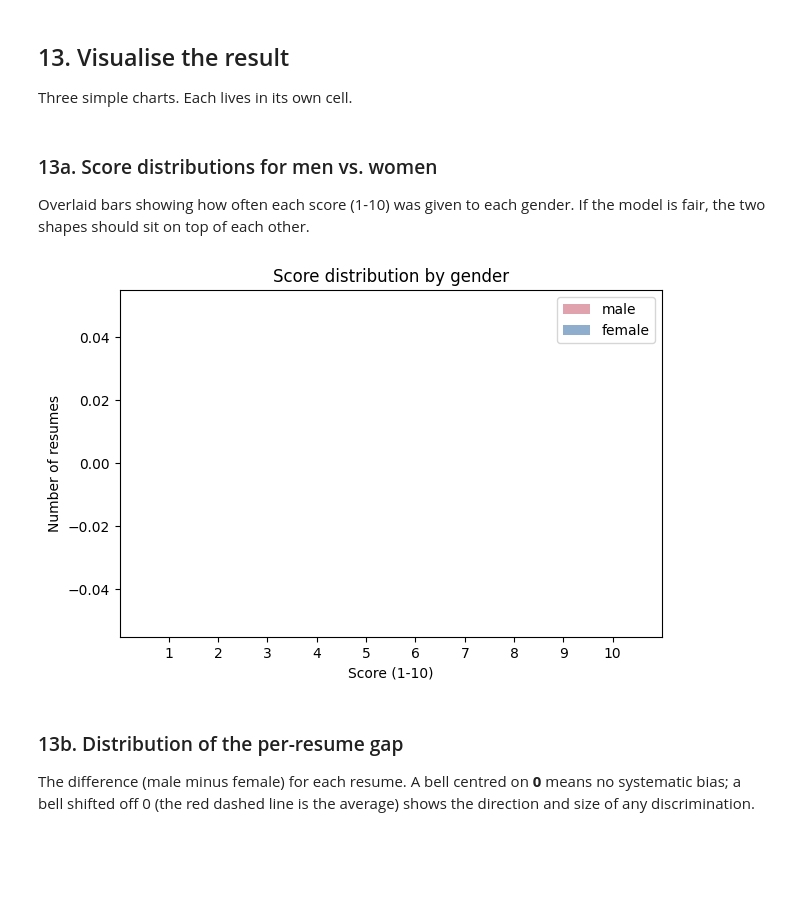
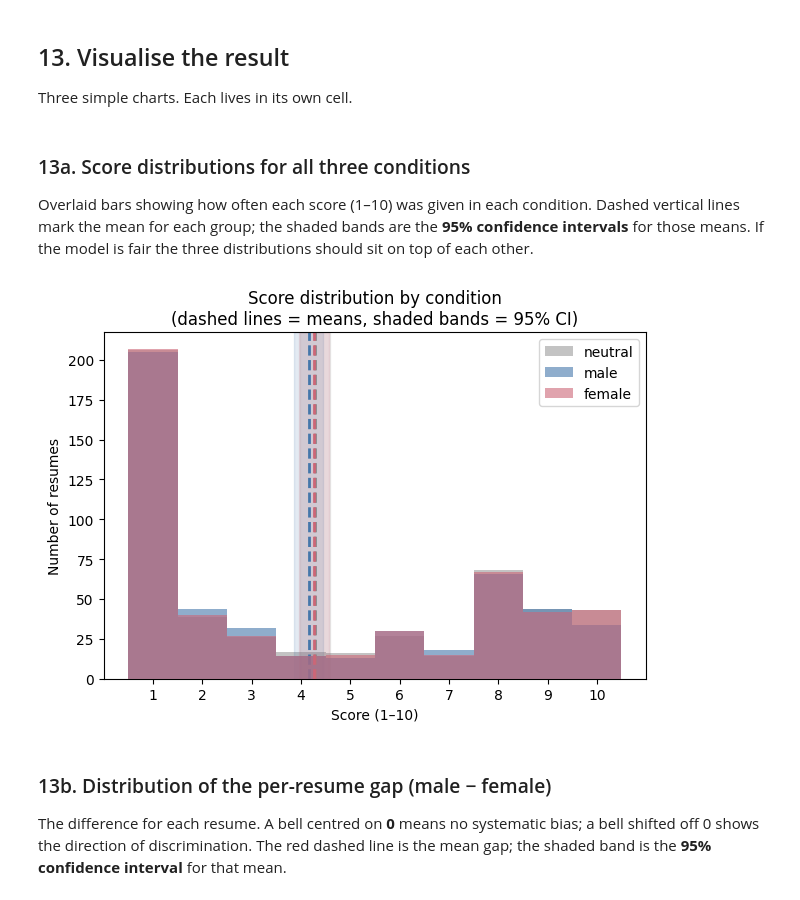
Before and after one commit to GustavWex/Evaluation-of-Artificial-Intelligence, a Jupyter notebook: FairCV_gender_audit.ipynb, the cells around one changed output. Saved outputs shown, nothing was run; the diff lists cells and outputs as text; code cells hidden in the pictures; blank space fills up the shorter version.

Commit message:
Further statistical analyses + run 500 sample size

```diff
--- a/FairCV_gender_audit.ipynb
+++ b/FairCV_gender_audit.ipynb
@@ -149,6 +152,9 @@ print("Unique female names :", len(female_names))
 # %% [output]
 Unique male names   : 977
 Unique female names : 1128
+# %%
+# Neutral condition: no name is given — a fixed placeholder is used instead.
+NEUTRAL_PLACEHOLDER = "[Applicant]"
 # %% [markdown]
 ### Visualise the names
 
@@ -241,0 +241,3 @@ Built 1 female-named resumes.
+# %%
+neutral_resumes = [render_cv(P[i], NEUTRAL_PLACEHOLDER, bio_blind[i]) for i in idx]
+print("Built", len(neutral_resumes), "nameless (neutral) resumes.")
@@ -429,0 +471,3 @@ done - female
+# %%
+scores_neutral = score_all(neutral_resumes, idx)
+print("done - neutral")
@@ -435,10 +498,13 @@ and the difference (male minus female). A positive difference means the model sc
 # %%
 results = pd.DataFrame({
-    "resume_index": idx,
-    "male_score":   scores_male,
-    "female_score": scores_female,
+    "resume_index":  idx,
+    "male_score":    scores_male,
+    "female_score":  scores_female,
+    "neutral_score": scores_neutral,
 })
-results["difference"] = results["male_score"] - results["female_score"]
-results = results.dropna()          # drop any rows the model failed to score
+results["difference"]        = results["male_score"]   - results["female_score"]
+results["male_vs_neutral"]   = results["male_score"]   - results["neutral_score"]
+results["female_vs_neutral"] = results["female_score"] - results["neutral_score"]
+results = results.dropna()
 results.head(10)
 # %% [output]
@@ -520,23 +792,36 @@ Reading it: p < 0.05 AND a clearly non-zero gap => evidence the model treats the
 
 Three simple charts. Each lives in its own cell.
 # %% [markdown]
-### 13a. Score distributions for men vs. women
+### 13a. Score distributions for all three conditions
 
-Overlaid bars showing how often each score (1-10) was given to each gender. If the model is fair, the two
-shapes should sit on top of each other.
+Overlaid bars showing how often each score (1–10) was given in each condition. Dashed vertical lines mark
+the mean for each group; the shaded bands are the **95% confidence intervals** for those means.
+If the model is fair the three distributions should sit on top of each other.
 # %%
 bins = np.arange(0.5, 11.5, 1)
-plt.hist(m, bins=bins, alpha=0.6, label="male",   color="#cc6677")
-plt.hist(f, bins=bins, alpha=0.6, label="female", color="#4477aa")
-plt.xticks(range(1, 11))
-plt.xlabel("Score (1-10)"); plt.ylabel("Number of resumes")
-plt.title("Score distribution by gender")
-plt.legend(); plt.show()
+fig, ax = plt.subplots()
+ax.hist(n, bins=bins, alpha=0.5, label="neutral", color="#888888", zorder=1)
+ax.hist(m, bins=bins, alpha=0.6, label="male",    color="#4477aa", zorder=2)
+ax.hist(f, bins=bins, alpha=0.6, label="female",  color="#cc6677", zorder=3)
+
+for scores, color in [(n, "#888888"), (m, "#4477aa"), (f, "#cc6677")]:
+    if len(scores) >= 2:
+        lo, hi = stats.t.interval(0.95, len(scores) - 1, loc=scores.mean(), scale=stats.sem(scores))
+        ax.axvline(scores.mean(), color=color, lw=2, ls="--")
+        ax.axvspan(lo, hi, color=color, alpha=0.15)
+
+ax.set_xticks(range(1, 11))
+ax.set_xlabel("Score (1–10)")
+ax.set_ylabel("Number of resumes")
+ax.set_title("Score distribution by condition\n(dashed lines = means, shaded bands = 95% CI)")
+ax.legend()
+plt.show()
 # %% [output]
-[figure, old version]
+[figure, new version]
 # %% [markdown]
-### 13b. Distribution of the per-resume gap
+### 13b. Distribution of the per-resume gap (male − female)
 
-The difference (male minus female) for each resume. A bell centred on **0** means no systematic bias; a bell
-shifted off 0 (the red dashed line is the average) shows the direction and size of any discrimination.
+The difference for each resume. A bell centred on **0** means no systematic bias; a bell shifted off 0
+shows the direction of discrimination. The red dashed line is the mean gap; the shaded band is the
+**95% confidence interval** for that mean.
 # %%
```
Also changed, not shown: parts of 41 cells of this notebook, 1 other file.
